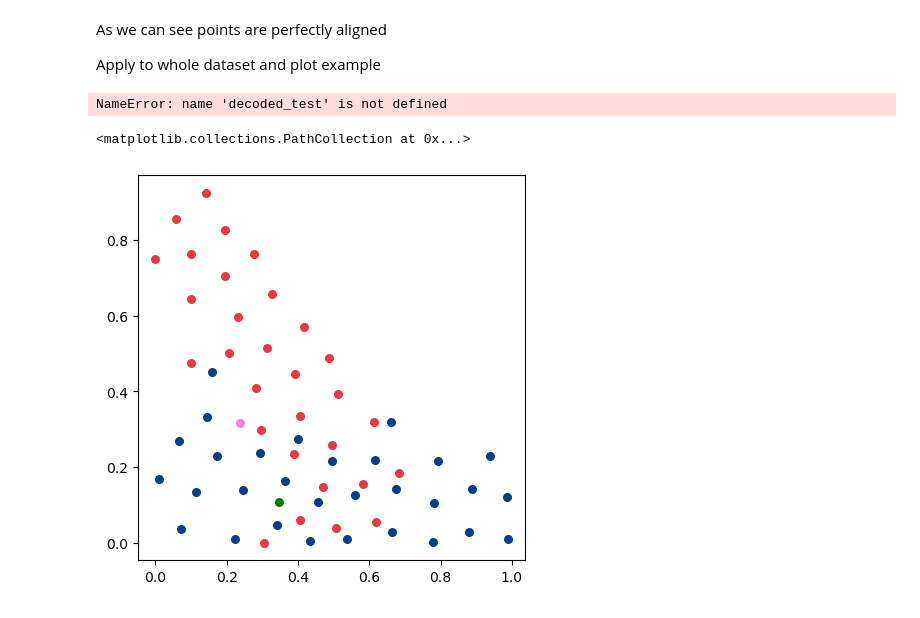
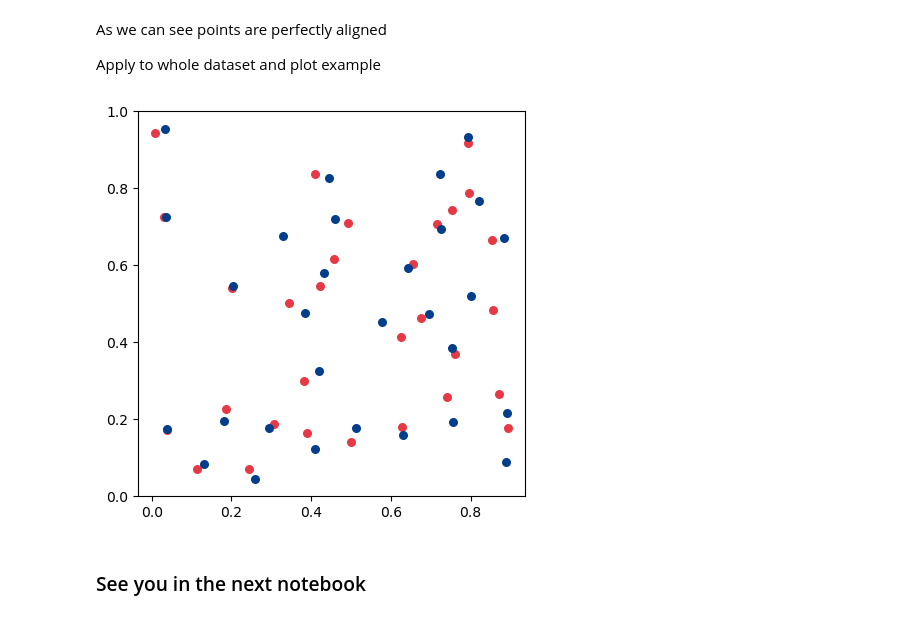
Before and after one commit to group9ine/variational-autoencoders, a Jupyter notebook: VAE-Training.ipynb, the cells around one changed output. Saved outputs shown, nothing was run; the diff lists cells and outputs as text; code cells hidden in the pictures.

```diff
--- a/VAE-Training.ipynb
+++ b/VAE-Training.ipynb
@@ -411,30 +427,29 @@ As we can see points are perfectly aligned
 
 Apply to whole dataset and plot example
 # %%
-dm = np.array([squareform(pdist(sample)) for sample in sorted_vcs])
-
 rec_test_dec = np.zeros((testset_conf.shape))
 
 for i in range(0, len(rec_test_dec)):
     rec_test_dec[i] = align_points(
         gram_to_coordinates(decoded_test[i]), testset_conf[i]
     )
 
 ind = 70
 fig = plt.figure(figsize=(5, 5))
 ax = fig.add_subplot()
 l = np.sqrt(2)
 ax.scatter(
     rec_test_dec[ind, :, 0] * l,
     rec_test_dec[ind, :, 1] * l,
     s=30,
     c="#e63946",
 )
 ax.scatter(
     testset_conf[ind, :, 0] * l,
     testset_conf[ind, :, 1] * l,
     s=30,
     c="#023e8a",
 )
+plt.show()
 # %% [output]
-NameError: name 'decoded_test' is not defined
+[figure, added]
@@ -510,22 +456,2 @@ for i in range(0,len(rotating_stuff)):
-# %%
-ind = 2
-fig = plt.figure(figsize=(5, 5))
-ax = fig.add_subplot()
-l = np.sqrt(2)
-ax.scatter(
-    rotating_stuff[ind, :, 0] * l,
-    rotating_stuff[ind, :, 1] * l,
-    s=30,
-    c="#e63946",
-)
-ax.scatter(
-    testset_conf[ind, :, 0] * l,
-    testset_conf[ind, :, 1] * l,
-    s=30,
-    c="#023e8a",
-)
-ax.scatter(testset_conf[ind, :, 0].mean(), testset_conf[ind, :, 1].mean(), s=30, c="green")
-ax.scatter(rotating_stuff[ind, :, 0].mean(), rotating_stuff[ind, :, 1].mean(), s=30, c="violet")
-# %% [output]
-<matplotlib.collections.PathCollection at 0x...>
-[figure, removed]
+# %% [markdown]
+### See you in the next notebook
```
Also changed, not shown: parts of 10 cells of this notebook.
